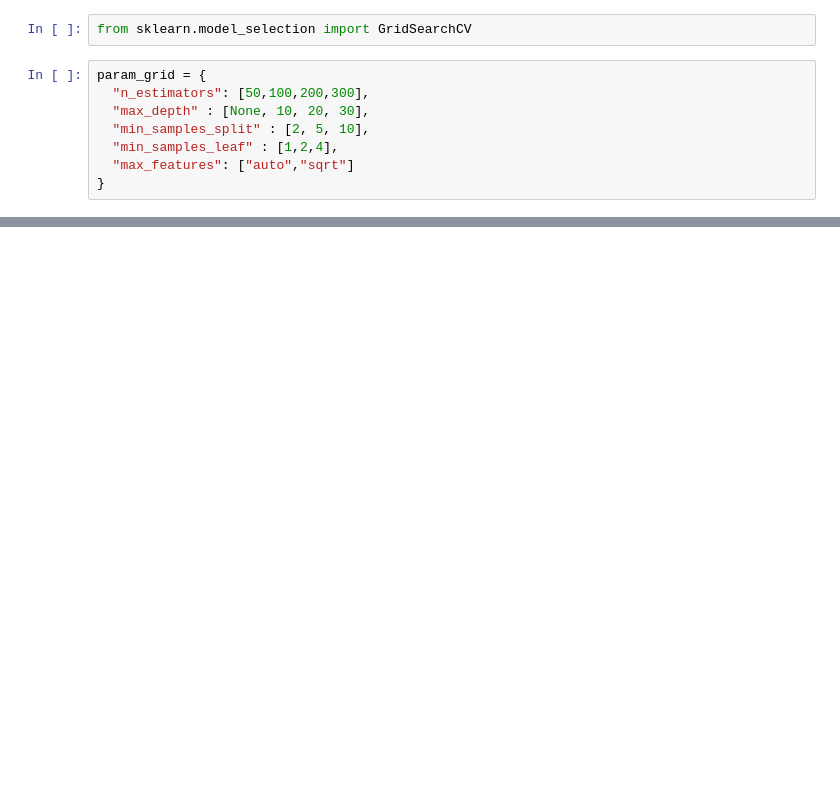
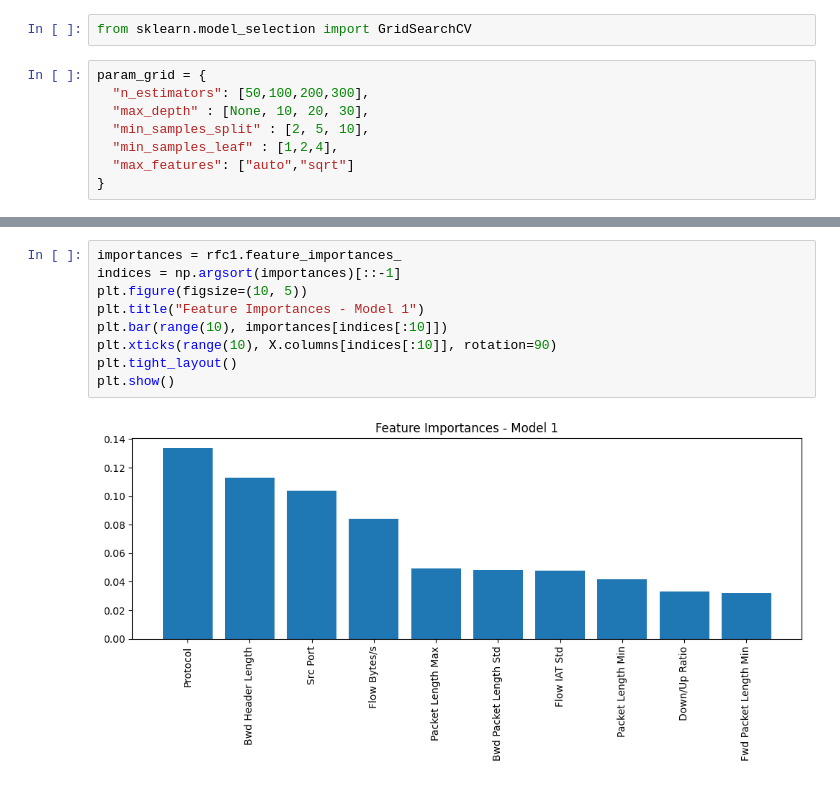
Before and after one commit to AI4ALL-Cyber-Project/GitHub_Pages_Template, a Jupyter notebook: real_model.ipynb, the cells around one changed output, grey strips where cells are left out. Drawn from its saved outputs; the diff is of its cells as text; blank space fills up the shorter version.

```diff
--- a/real_model.ipynb
+++ b/real_model.ipynb
@@ -72,0 +112,11 @@ grid_search = GridSearchCV(estimator= rf)
+# %%
+importances = rfc1.feature_importances_
+indices = np.argsort(importances)[::-1]
+plt.figure(figsize=(10, 5))
+plt.title("Feature Importances - Model 1")
+plt.bar(range(10), importances[indices[:10]])
+plt.xticks(range(10), X.columns[indices[:10]], rotation=90)
+plt.tight_layout()
+plt.show()
+# %% [output]
+[figure, added]
```
Also changed, not shown: parts of 22 cells of this notebook, 2 other files.
